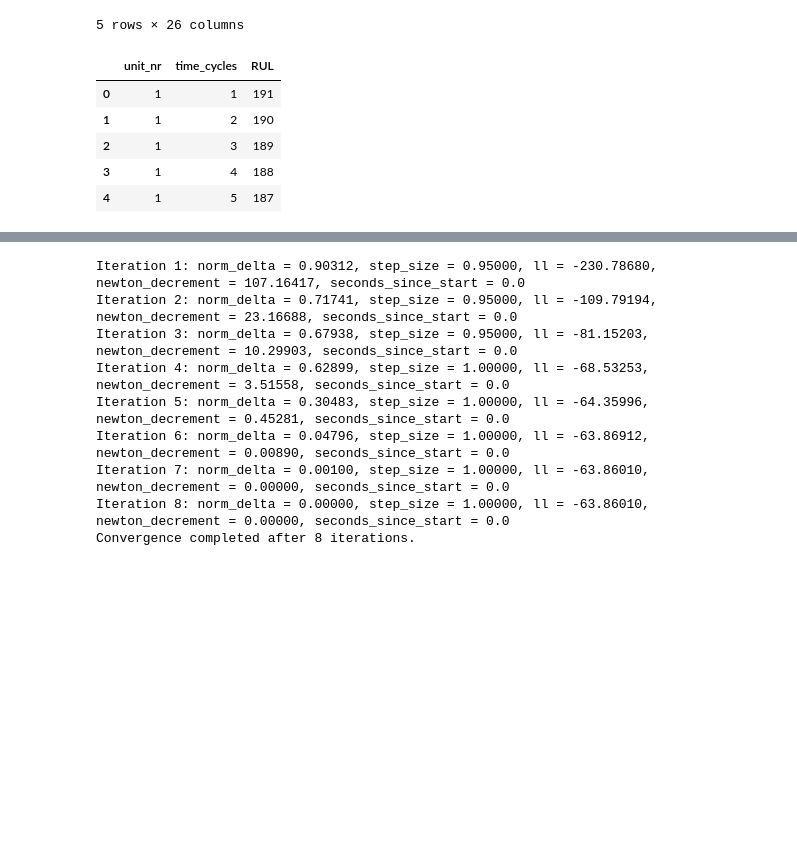
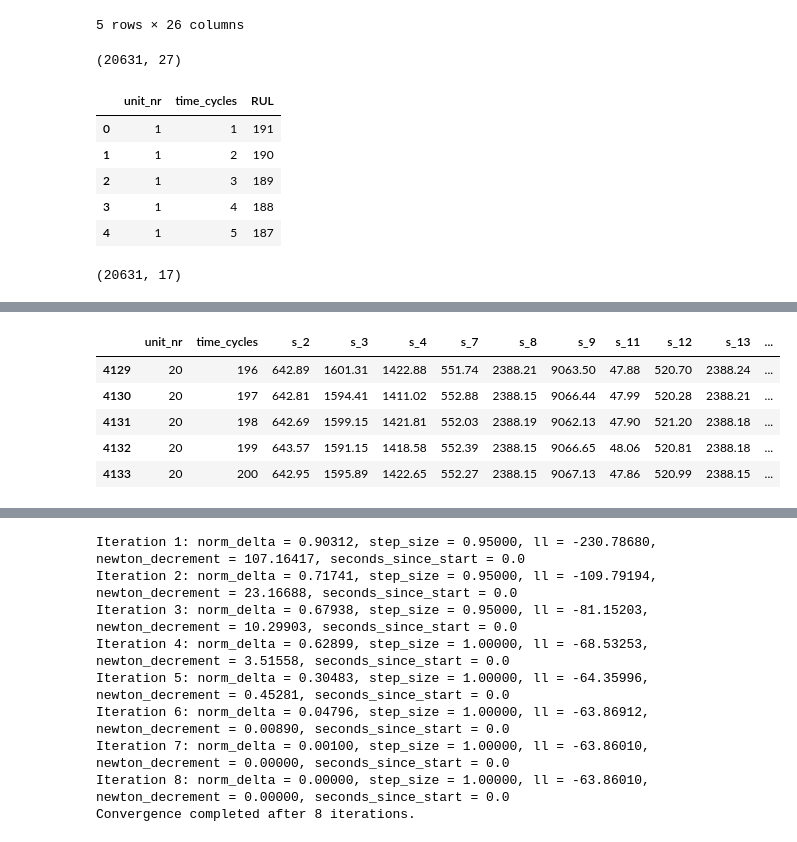
Before and after one commit to xxl4tomxu98/NASA-Jet-Engine-Maintenance, a Jupyter notebook: Survival Analysis/survival.ipynb, the cells around one changed output, grey strips where cells are left out. Cells and saved outputs as stored; diff of their text form; code cells hidden in the pictures; blank space fills up the shorter version.

Commit message:
survival analysis1

```diff
--- a/Survival Analysis/survival.ipynb
+++ b/Survival Analysis/survival.ipynb
@@ -49,8 +49,10 @@ def add_remaining_useful_life(df):
     return result_frame
 
 train = add_remaining_useful_life(train)
+print(train.shape)
 train[index_names+['RUL']].head()
 # %% [output]
+(20631, 27)
 |  | unit_nr | time_cycles | RUL |
 | 0 | 1 | 1 | 191 |
 | 1 | 1 | 2 | 190 |
@@ -58,7 +60,7 @@ train[index_names+['RUL']].head()
 | 3 | 1 | 4 | 188 |
 | 4 | 1 | 5 | 187 |
 # %%
-# clip RUL as discussed in SVR and problem framing analysis
+# clip RUL max as 125 means values in column greater than 125 becomes 125
 train['RUL'].clip(upper=125, inplace=True)
 
 # drop non-informative features, derived from EDA
@@ -68,6 +70,9 @@ train.drop(labels=drop_labels, axis=1, inplace=True)
 
 remaining_sensors = ['s_2', 's_3', 's_4', 's_7', 's_8', 's_9', 's_11',
                      's_12', 's_13', 's_14', 's_15', 's_17', 's_20', 's_21']
+train.shape
+# %% [output]
+(20631, 17)
 # %%
 train['breakdown'] = 0
 idx_last_record = train.reset_index().groupby(by='unit_nr')['index'].last()  # engines breakdown at the last cycle
@@ -84,6 +89,14 @@ train.tail() # check results
 # %%
 cut_off = 200
 train_censored = train[train['time_cycles'] <= cut_off].copy()
+train_censored[train_censored["unit_nr"] == 20].tail()
+# %% [output]
+|  | unit_nr | time_cycles | s_2 | s_3 | s_4 | s_7 | s_8 | s_9 | s_11 | s_12 | s_13 | ... |
+| 4129 | 20 | 196 | 642.89 | 1601.31 | 1422.88 | 551.74 | 2388.21 | 9063.50 | 47.88 | 520.70 | 2388.24 | ... |
+| 4130 | 20 | 197 | 642.81 | 1594.41 | 1411.02 | 552.88 | 2388.15 | 9066.44 | 47.99 | 520.28 | 2388.21 | ... |
+| 4131 | 20 | 198 | 642.69 | 1599.15 | 1421.81 | 552.03 | 2388.19 | 9062.13 | 47.90 | 521.20 | 2388.18 | ... |
+| 4132 | 20 | 199 | 643.57 | 1591.15 | 1418.58 | 552.39 | 2388.15 | 9066.65 | 48.06 | 520.81 | 2388.18 | ... |
+| 4133 | 20 | 200 | 642.95 | 1595.89 | 1422.65 | 552.27 | 2388.15 | 9067.13 | 47.86 | 520.99 | 2388.15 | ... |
 # %%
 data = train_censored[index_names+['breakdown']].groupby('unit_nr').last()
 plt.figure(figsize=(15,7))
```
Also changed, not shown: parts of 1 cell of this notebook.
